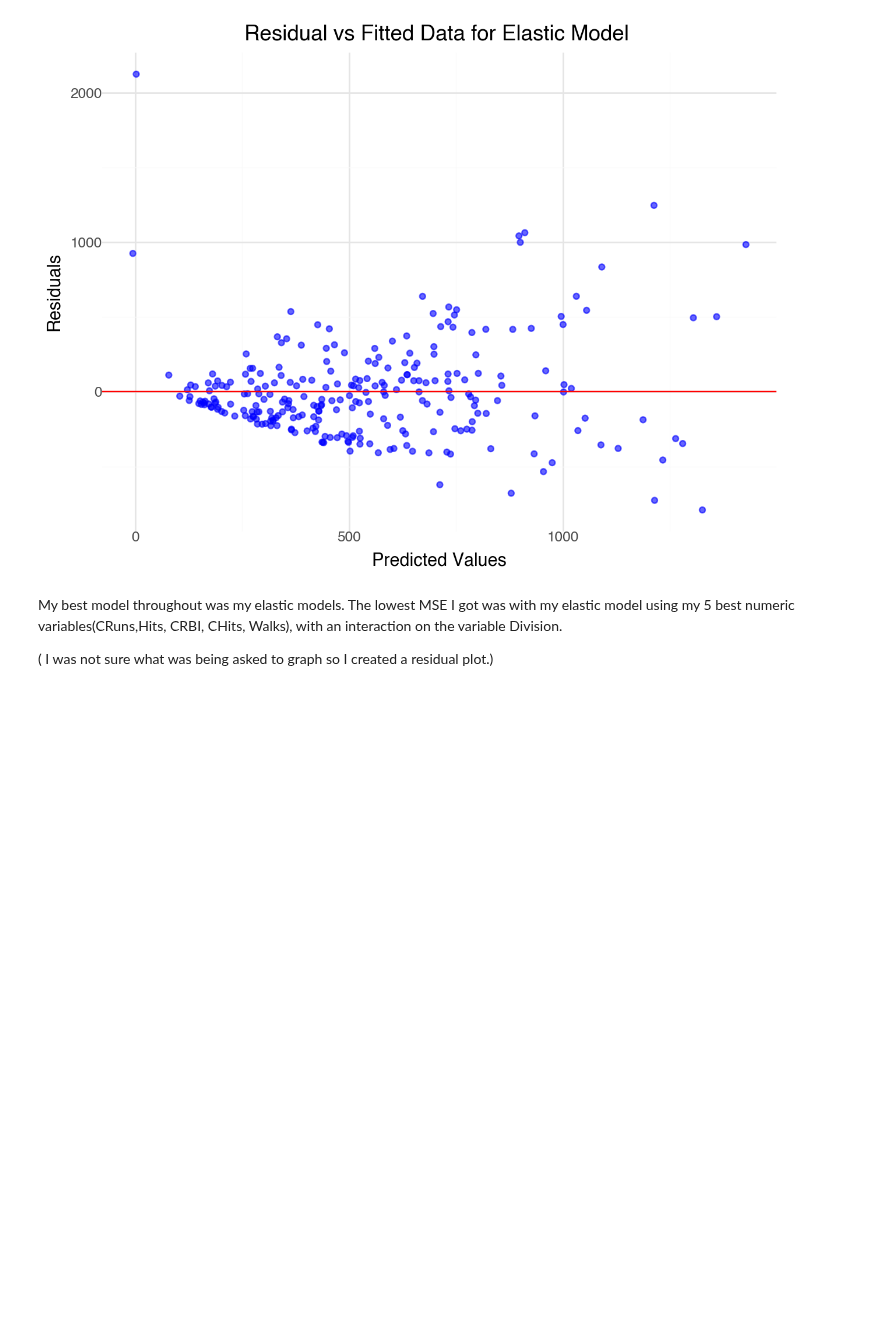
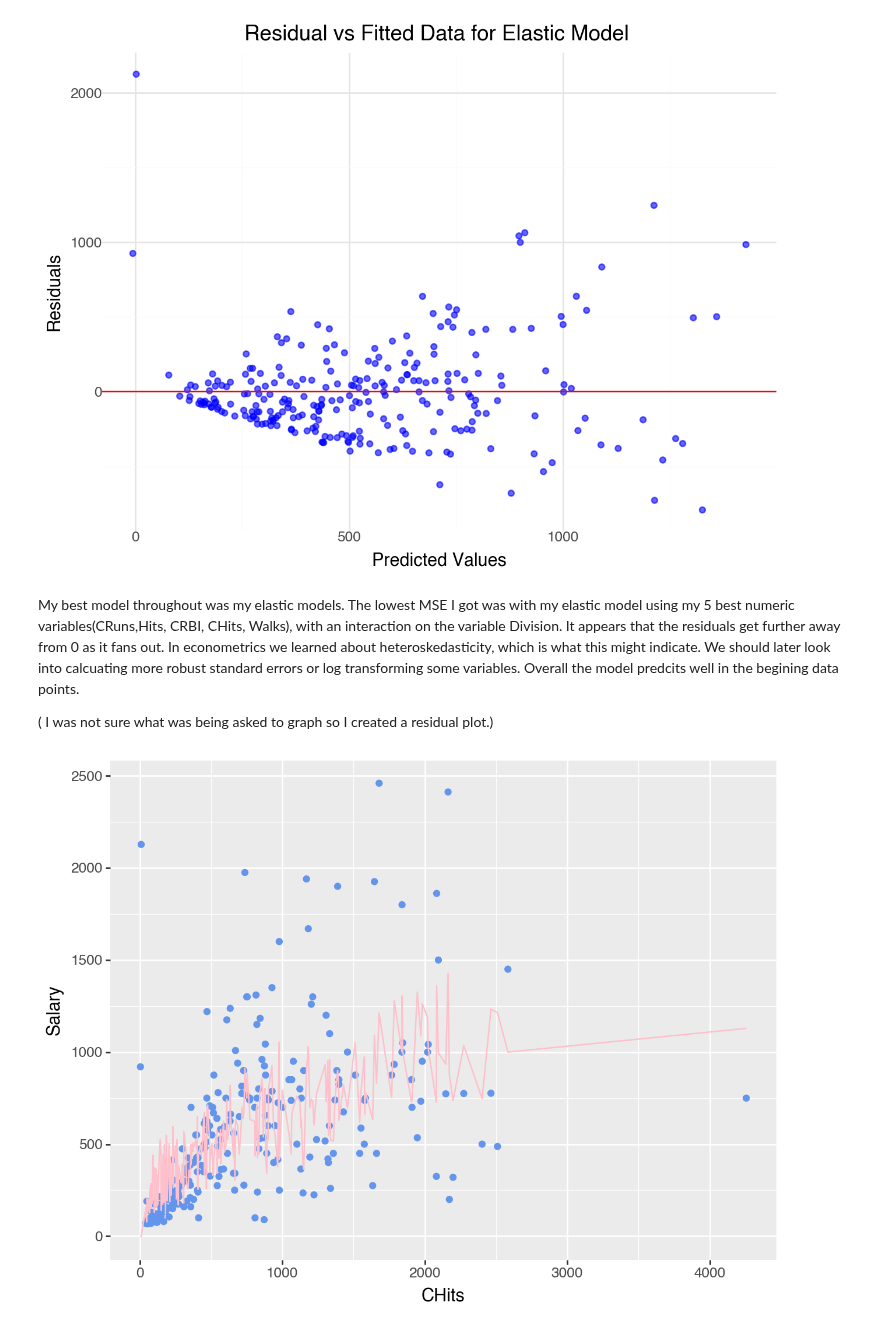
Before and after one commit to alexandragrover/GSB-544, a Jupyter notebook: Labs/Lab6/Lab6.ipynb, the cells around one changed output. Saved outputs shown, nothing was run; the diff lists cells and outputs as text; code cells hidden in the pictures; blank space fills up the shorter version.

```diff
--- a/Labs/Lab6/Lab6.ipynb
+++ b/Labs/Lab6/Lab6.ipynb
@@ -1074,6 +1074,13 @@ df = pd.DataFrame({'y':y,"pred":pred, "residuals":residuals})
 # %% [output]
 [figure]
 # %% [markdown]
-My best model throughout was my elastic models. The lowest MSE I got was with my elastic model using my 5 best numeric variables(CRuns,Hits, CRBI, CHits, Walks), with an interaction on the variable Division.
+My best model throughout was my elastic models. The lowest MSE I got was with my elastic model using my 5 best numeric variables(CRuns,Hits, CRBI, CHits, Walks), with an interaction on the variable Division. It appears that the residuals get further away from 0 as it fans out. In econometrics we learned about heteroskedasticity, which is what this might indicate. We should later look into calcuating more robust standard errors or log transforming some variables. Overall the model predcits well in the begining data points.
 
 ( I was not sure what was being asked to graph so I created a residual plot.)
+# %%
+(ggplot(baseball, aes(x='CHits', y='Salary'))
++ geom_point(color="cornflowerblue")
++ geom_line(aes(y='pred'), color="pink")
+)
+# %% [output]
+[figure, added]
```
Also changed, not shown: parts of 5 cells of this notebook.
